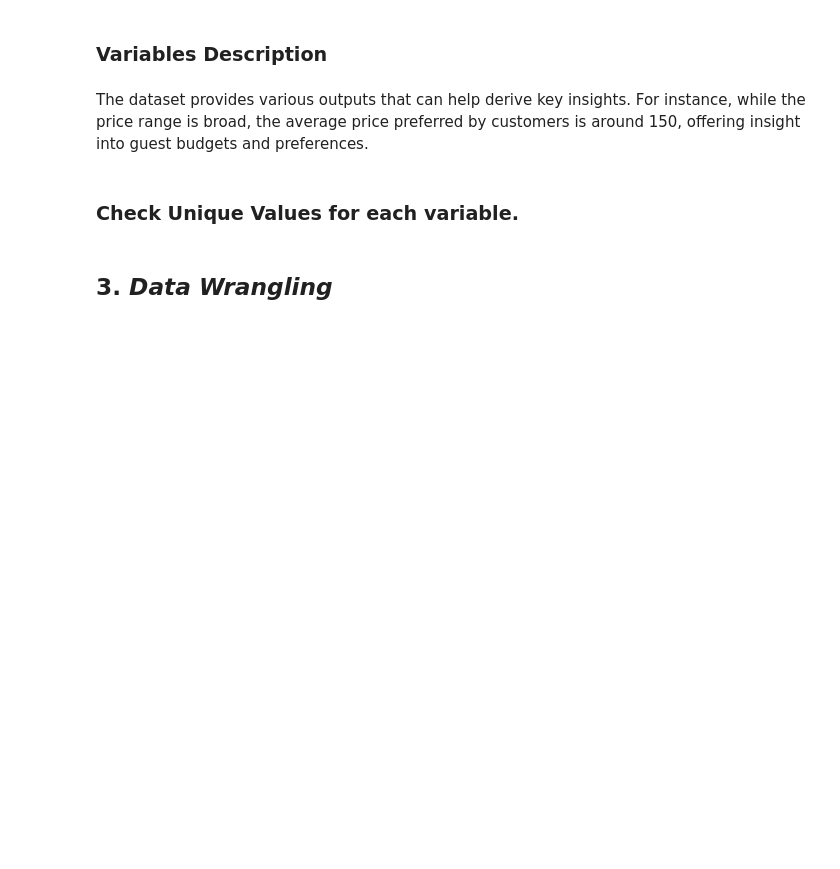
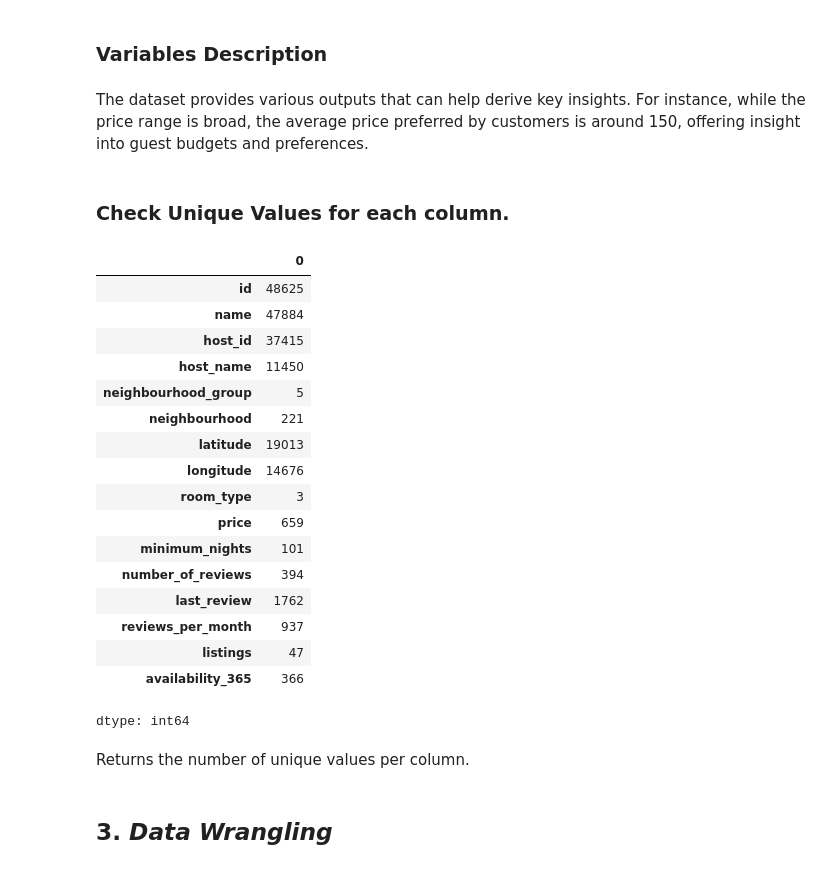
Before and after one commit to vibha-sanghani/EDA-AirBnb-Bookings-Analysis, a Jupyter notebook: Vibha_EDA_Airbnb.ipynb, the cells around one changed output. Drawn from its saved outputs; the diff is of its cells as text; code cells hidden in the pictures; blank space fills up the shorter version.

```diff
--- a/Vibha_EDA_Airbnb.ipynb
+++ b/Vibha_EDA_Airbnb.ipynb
@@ -500,4 +499,4 @@ df_describe # These are all the numerical variables in our dataset.
 # %% [markdown]
 The dataset provides various outputs that can help derive key insights. For instance, while the price range is broad, the average price preferred by customers is around 150, offering insight into guest budgets and preferences.
 # %% [markdown]
-### Check Unique Values for each variable.
+### Check Unique Values for each column.
@@ -510,3 +503,28 @@ def unique_value(df):
+# %%
+# Check Unique Values for each column.
+df_airbnb.nunique()
+# df_airbnb.apply(lambda x: x.unique())
+# %% [output]
+|  | 0 |
+| id | 48625 |
+| name | 47884 |
+| host_id | 37415 |
+| host_name | 11450 |
+| neighbourhood_group | 5 |
+| neighbourhood | 221 |
+| latitude | 19013 |
+| longitude | 14676 |
+| room_type | 3 |
+| price | 659 |
+| minimum_nights | 101 |
+| number_of_reviews | 394 |
+| last_review | 1762 |
+| reviews_per_month | 937 |
+| listings | 47 |
+| availability_365 | 366 |
+dtype: int64
+# %% [markdown]
+Returns the number of unique values per column.
 # %% [markdown]
 ## 3. ***Data Wrangling***
 # %% [markdown]
```
Also changed, not shown: parts of 16 cells of this notebook.
